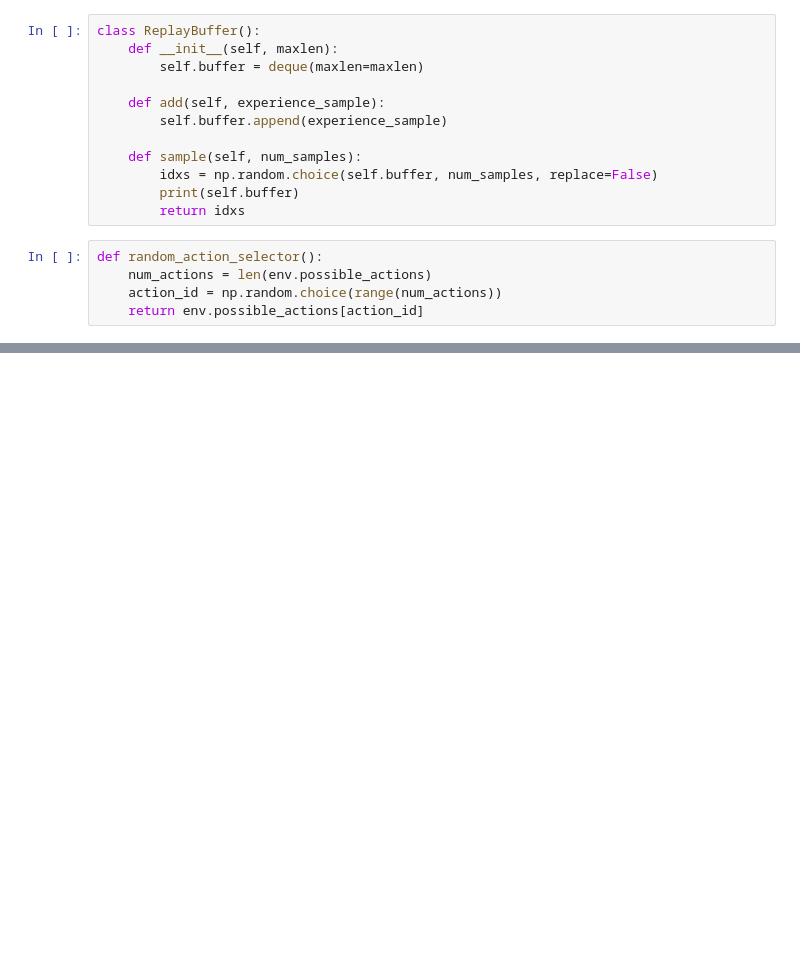
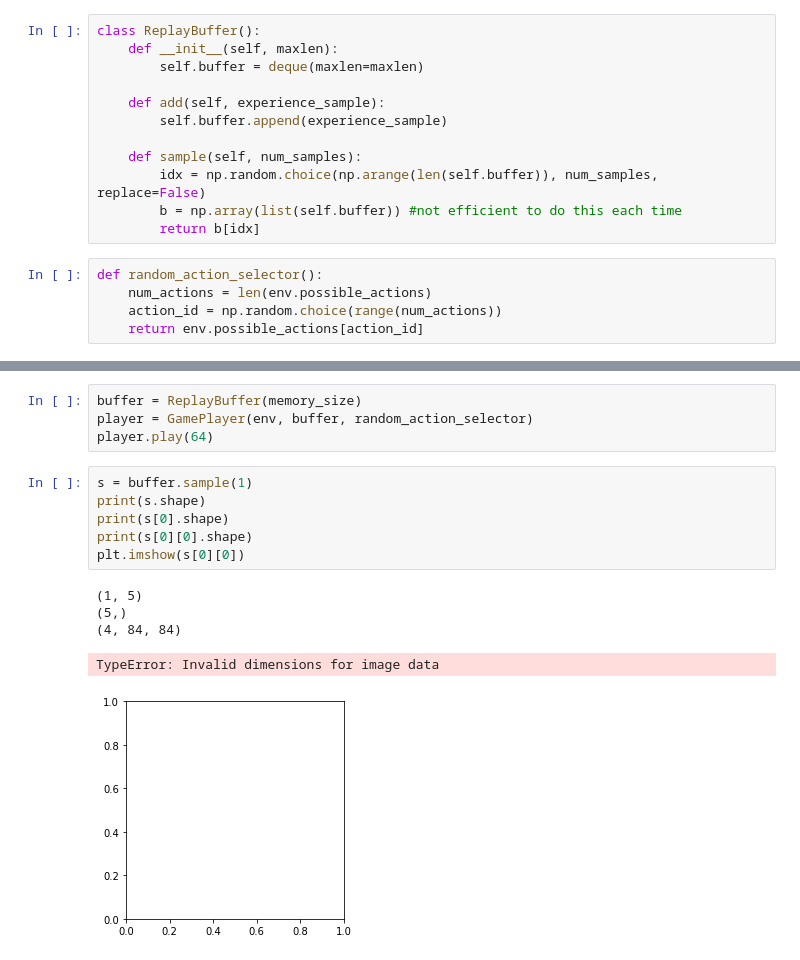
Before and after one commit to stigbosmans/dqn, a Jupyter notebook: doom dqn.ipynb, the cells around one changed output, grey strips where cells are left out. Drawn from its saved outputs; the diff is of its cells as text; blank space fills up the shorter version.

```diff
--- a/doom dqn.ipynb
+++ b/doom dqn.ipynb
@@ -93,9 +88,9 @@ class ReplayBuffer():
         self.buffer.append(experience_sample)
 
     def sample(self, num_samples):
-        idxs = np.random.choice(self.buffer, num_samples, replace=False)
-        print(self.buffer)
-        return idxs
+        idx = np.random.choice(np.arange(len(self.buffer)), num_samples, replace=False)
+        b = np.array(list(self.buffer)) #not efficient to do this each time
+        return b[idx]
 # %%
 def random_action_selector():
     num_actions = len(env.possible_actions)
@@ -118,0 +125,16 @@ class GamePlayer():
+# %%
+buffer = ReplayBuffer(memory_size)
+player = GamePlayer(env, buffer, random_action_selector)
+player.play(64)
+# %%
+s = buffer.sample(1)
+print(s.shape)
+print(s[0].shape)
+print(s[0][0].shape)
+plt.imshow(s[0][0])
+# %% [output]
+(1, 5)
+(5,)
+(4, 84, 84)
+TypeError: Invalid dimensions for image data
+[figure, added]
```
Also changed, not shown: parts of 4 cells of this notebook.
